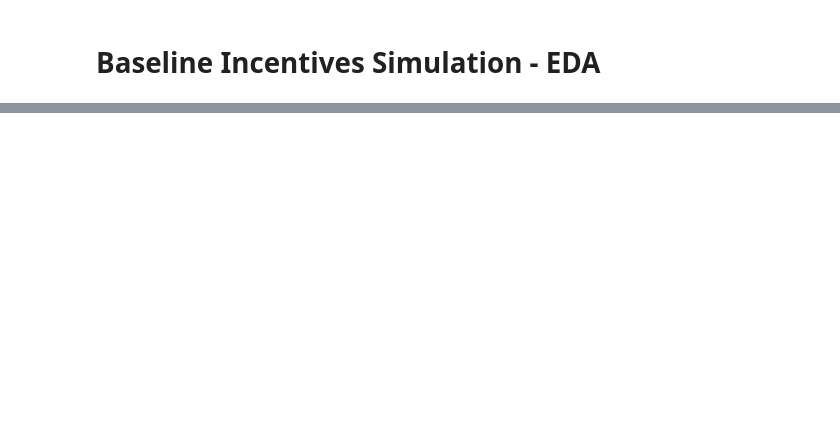
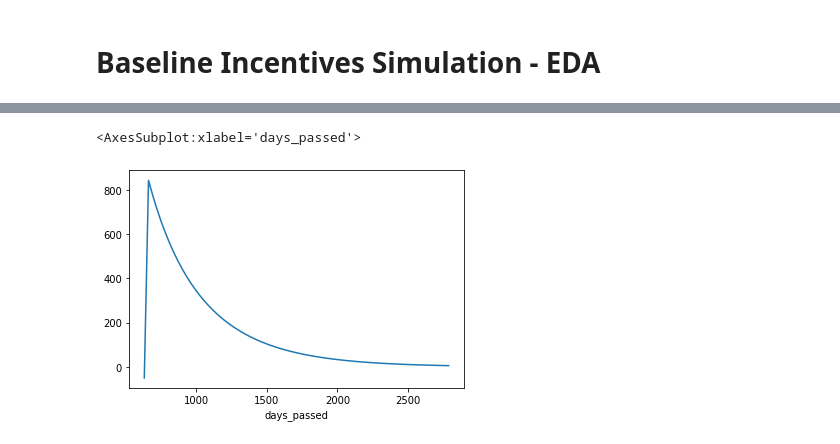
Before and after one commit to BlockScience/filecoin-baseline-incentives, a Jupyter notebook: notebooks/simulation_eda.ipynb, the cells around one changed output, grey strips where cells are left out. Cells and saved outputs as stored; diff of their text form; code cells hidden in the pictures; blank space fills up the shorter version.

```diff
--- a/notebooks/simulation_eda.ipynb
+++ b/notebooks/simulation_eda.ipynb
@@ -39,3 +39,8 @@ df.baseline.plot(logy=True)
+# %%
+df.marginal_reward.plot()
+# %% [output]
+<AxesSubplot:xlabel='days_passed'>
+[figure, added]
 # %%
 df
 # %% [output]
```
Also changed, not shown: parts of 5 cells of this notebook, 4 other files.
